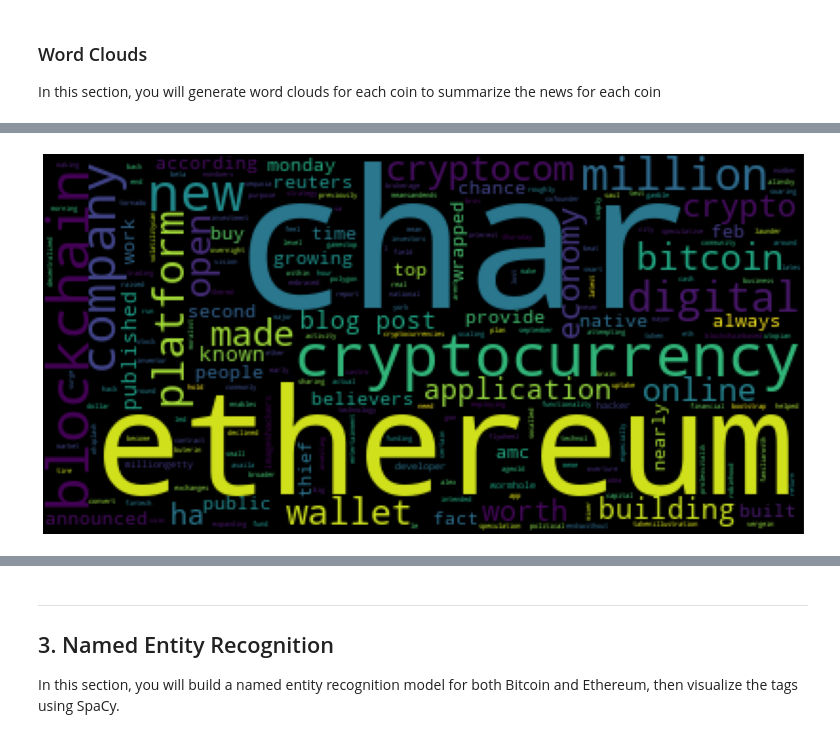
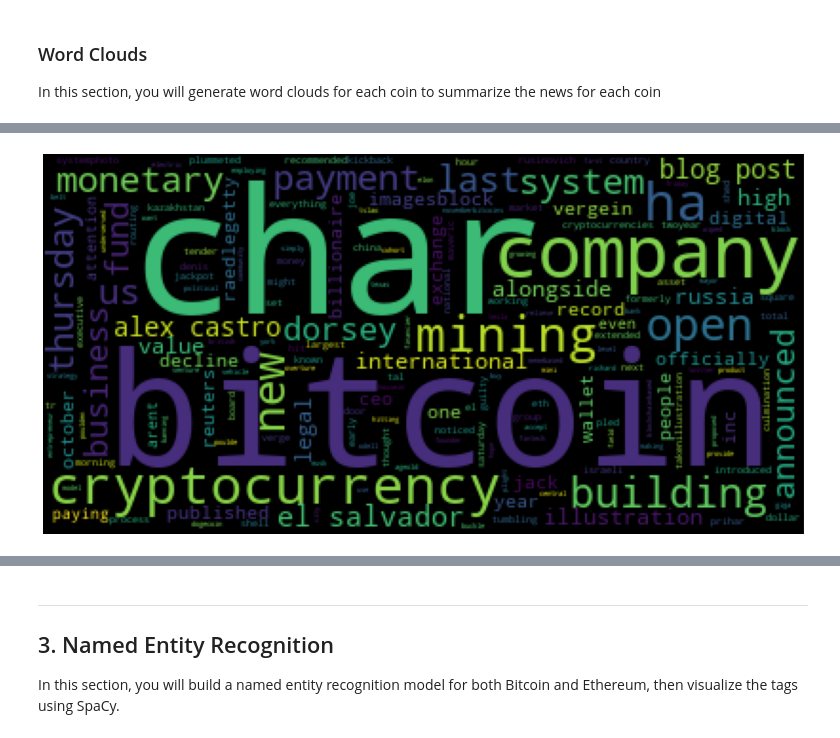
Before and after one commit to brilliantlyc/Cryptocurrency_NLP_Analysis, a Jupyter notebook: crypto_sentiment.ipynb, the cells around one changed output, grey strips where cells are left out. Cells and saved outputs as stored; diff of their text form; code cells hidden in the pictures.

Commit message:
Defined a function to create a word cloud.

```diff
--- a/crypto_sentiment.ipynb
+++ b/crypto_sentiment.ipynb
@@ -387,9 +387,10 @@ In this section, you will generate word clouds for each coin to summarize the ne
 plt.style.use('seaborn-whitegrid')
 mpl.rcParams['figure.figsize'] = [20.0, 10.0]
 # %%
-# Generate the Bitcoin word cloud
-bitcoin_input_text = ' '.join(bitcoin_tokens_list)
-bitcoin_wc = WordCloud().generate(bitcoin_input_text)
-plt.imshow(bitcoin_wc)
-plt.axis("off")
-plt.show()
+# Define a function that generates a word cloud given a tokens list
+def create_wordcloud(tokens_list):
+    input_text = ' '.join(tokens_list)
+    wc = WordCloud().generate(input_text)
+    plt.imshow(wc)
+    plt.axis("off")
+    plt.show()
@@ -398,9 +397,6 @@ plt.show()
-# %%
-# Generate the Ethereum word cloud
-ethereum_input_text = ' '.join(ethereum_tokens_list)
-ethereum_wc = WordCloud().generate(ethereum_input_text)
-plt.imshow(ethereum_wc)
-plt.axis("off")
-plt.show()
-# %% [output]
-[figure, removed]
+# %%
+# Generate the Bitcoin word cloud
+# Use the create_wordcloud() function
+create_wordcloud(bitcoin_tokens_list)
+# %% [output]
+[figure, added]
```
Also changed, not shown: parts of 2 cells of this notebook.
